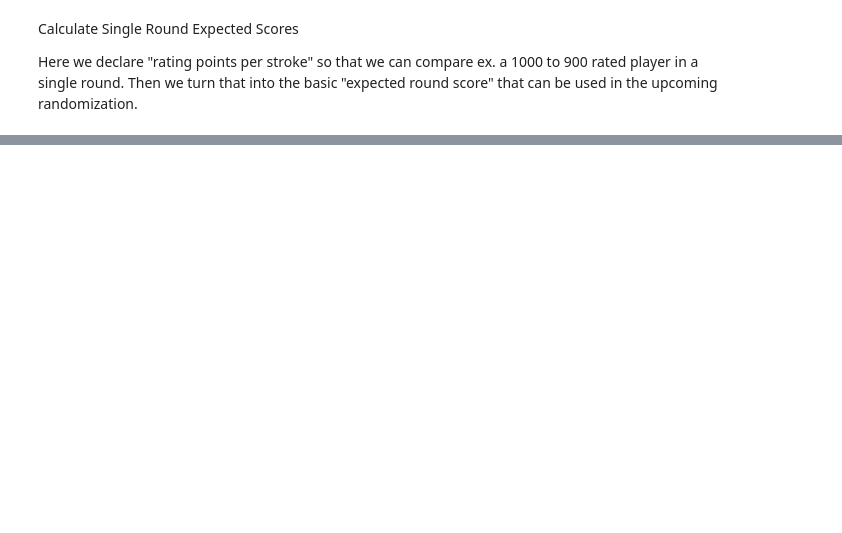
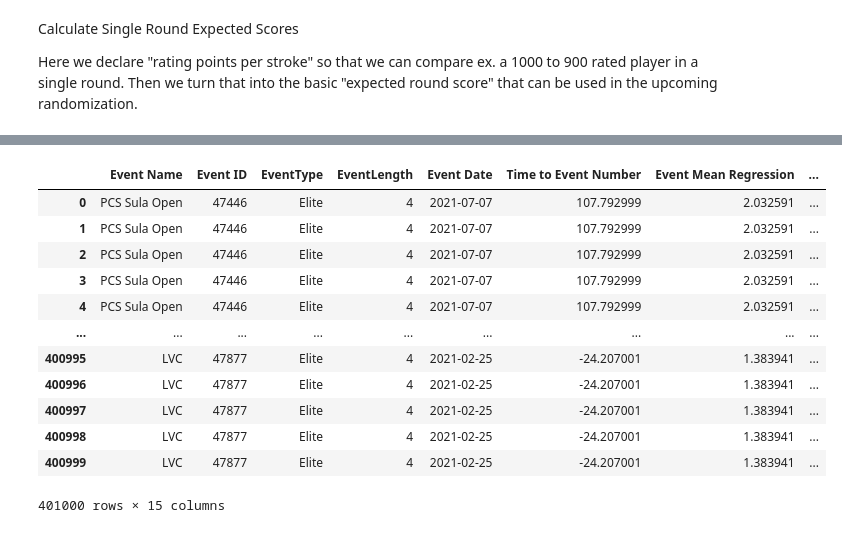
Before and after one commit to dgoodenough/discgolf, a Jupyter notebook: DGPTModel.ipynb, the cells around one changed output, grey strips where cells are left out. Cells and saved outputs as stored; diff of their text form; code cells hidden in the pictures; blank space fills up the shorter version.

```diff
--- a/DGPTModel.ipynb
+++ b/DGPTModel.ipynb
@@ -33,3 +34,5 @@ eventplayers = pd.read_csv('eventplayers.csv')
+# %%
+pointsLogic = pd.read_csv('PointsLogic.csv')
 # %%
 ###eventplayerscores = pd.read_csv('eventplayerscores.csv')
 # %% [markdown]
@@ -160,0 +102,56 @@ eventplayerratings
+# %%
+eventplayereventratings = pd.merge(eventplayereventratings,ModelRunScore, on = ['Event ID','PDGANumber','ModelRunNumber'],how = 'left')
+eventplayereventratings['ModelRunNumber'] = eventplayereventratings.ModelRunNumber.astype(int)
+
+###eventplayereventratings
+# %%
+eventplayereventratings['EventRankBeforePlayoff'] = eventplayereventratings.groupby(['Event ID','ModelRunNumber'])['RandomScores'].rank(method='min')
+eventplayereventratings['EventRankForPoints'] = eventplayereventratings.groupby(['Event ID','ModelRunNumber'])['RandomScores'].rank(method='first')
+eventplayereventratings['EventRankBeforePlayoff'] = eventplayereventratings.EventRankBeforePlayoff.astype(int)
+eventplayereventratings['EventRankForPoints'] = eventplayereventratings.EventRankForPoints.astype(int)
+
+###Ridiculous amount of code to break ties in playoffs. Two things it should do that it doesn't : account for strength of player, account for the low % chance that a playoff can't occur
+number_of_ties_before_playoff = eventplayereventratings.groupby(['EventRankBeforePlayoff','Event ID','ModelRunNumber'],as_index=False)['EventRankBeforePlayoff'].size()
+first_place_ties = pd.merge(eventplayereventratings,number_of_ties_before_playoff, on = ['Event ID','EventRankBeforePlayoff','ModelRunNumber'],how = 'right')
+first_place_ties = first_place_ties[first_place_ties['size']>1]
+first_place_ties = first_place_ties[first_place_ties['EventRankBeforePlayoff']==1]
+first_place_ties = first_place_ties.drop(['Event Date','EventLength','Time to Event Number','Event Mean Regression','Rating_x','StdDev','Rating_y','Single Round Expected Score','RandomScores','EventRankForPoints','Event Name','EventType','Today','Time to Event','Name'], axis = 1)
+first_place_ties['Random'] = np.random.rand(len(first_place_ties.index))
+first_place_ties['RankAfterPlayoff']= first_place_ties.groupby(['Event ID','ModelRunNumber'])['Random'].rank(method='first')
+first_place_ties['RankAfterPlayoff'] = first_place_ties.RankAfterPlayoff.astype(int)
+first_place_ties['RankAfterPlayoffWithSecondPlaceTies']= first_place_ties['RankAfterPlayoff']
+first_place_ties['RankAfterPlayoffWithSecondPlaceTies'] = np.where((first_place_ties.RankAfterPlayoff >= 2),2,first_place_ties.RankAfterPlayoffWithSecondPlaceTies)
+first_place_ties = first_place_ties.drop(['EventRankBeforePlayoff','Random','RankAfterPlayoff','size'], axis = 1)
+
+###first_place_ties
+# %%
+eventplayereventratings = pd.merge(eventplayereventratings,first_place_ties, on = ['Event ID','PDGANumber','ModelRunNumber'],how = 'outer')
+eventplayereventratings.RankAfterPlayoffWithSecondPlaceTies.fillna(eventplayereventratings.EventRankBeforePlayoff, inplace = True)
+eventplayereventratings['RankAfterPlayoffWithSecondPlaceTies'] = eventplayereventratings.RankAfterPlayoffWithSecondPlaceTies.astype(int)
+# %%
+###find the number of ties
+number_of_ties = eventplayereventratings.groupby(['RankAfterPlayoffWithSecondPlaceTies','Event ID','ModelRunNumber'],as_index=False)['RankAfterPlayoffWithSecondPlaceTies'].size()
+number_of_ties.rename(columns = {'size':'NumberOfTies'}, inplace = True)
+###merge the number of ties back into the thing
+eventplayereventratings = pd.merge(eventplayereventratings,number_of_ties, on = ['Event ID','RankAfterPlayoffWithSecondPlaceTies','ModelRunNumber'],how = 'right')
+###eventplayereventratings
+###number_of_ties
+
+### calculate points for each run
+eventplayereventratings = pd.merge(eventplayereventratings,pointsLogic, on = 'EventRankForPoints',how = 'left')
+eventplayereventratings = eventplayereventratings.drop(['Rating_x','EventRankBeforePlayoff','EventRankForPoints','StdDev','Today','Time to Event','Rating_y'], axis = 1)
+eventplayereventratings
+# %% [output]
+|  | Event Name | Event ID | EventType | EventLength | Event Date | Time to Event Number | Event Mean Regression | ... |
+| 0 | PCS Sula Open | 47446 | Elite | 4 | 2021-07-07 | 107.792999 | 2.032591 | ... |
+| 1 | PCS Sula Open | 47446 | Elite | 4 | 2021-07-07 | 107.792999 | 2.032591 | ... |
+| 2 | PCS Sula Open | 47446 | Elite | 4 | 2021-07-07 | 107.792999 | 2.032591 | ... |
+| 3 | PCS Sula Open | 47446 | Elite | 4 | 2021-07-07 | 107.792999 | 2.032591 | ... |
+| 4 | PCS Sula Open | 47446 | Elite | 4 | 2021-07-07 | 107.792999 | 2.032591 | ... |
+| ... | ... | ... | ... | ... | ... | ... | ... | ... |
+| 400995 | LVC | 47877 | Elite | 4 | 2021-02-25 | -24.207001 | 1.383941 | ... |
+| 400996 | LVC | 47877 | Elite | 4 | 2021-02-25 | -24.207001 | 1.383941 | ... |
+| 400997 | LVC | 47877 | Elite | 4 | 2021-02-25 | -24.207001 | 1.383941 | ... |
+| 400998 | LVC | 47877 | Elite | 4 | 2021-02-25 | -24.207001 | 1.383941 | ... |
+| 400999 | LVC | 47877 | Elite | 4 | 2021-02-25 | -24.207001 | 1.383941 | ... |
+401000 rows × 15 columns
```
Also changed, not shown: parts of 20 cells of this notebook, 6 other files.
